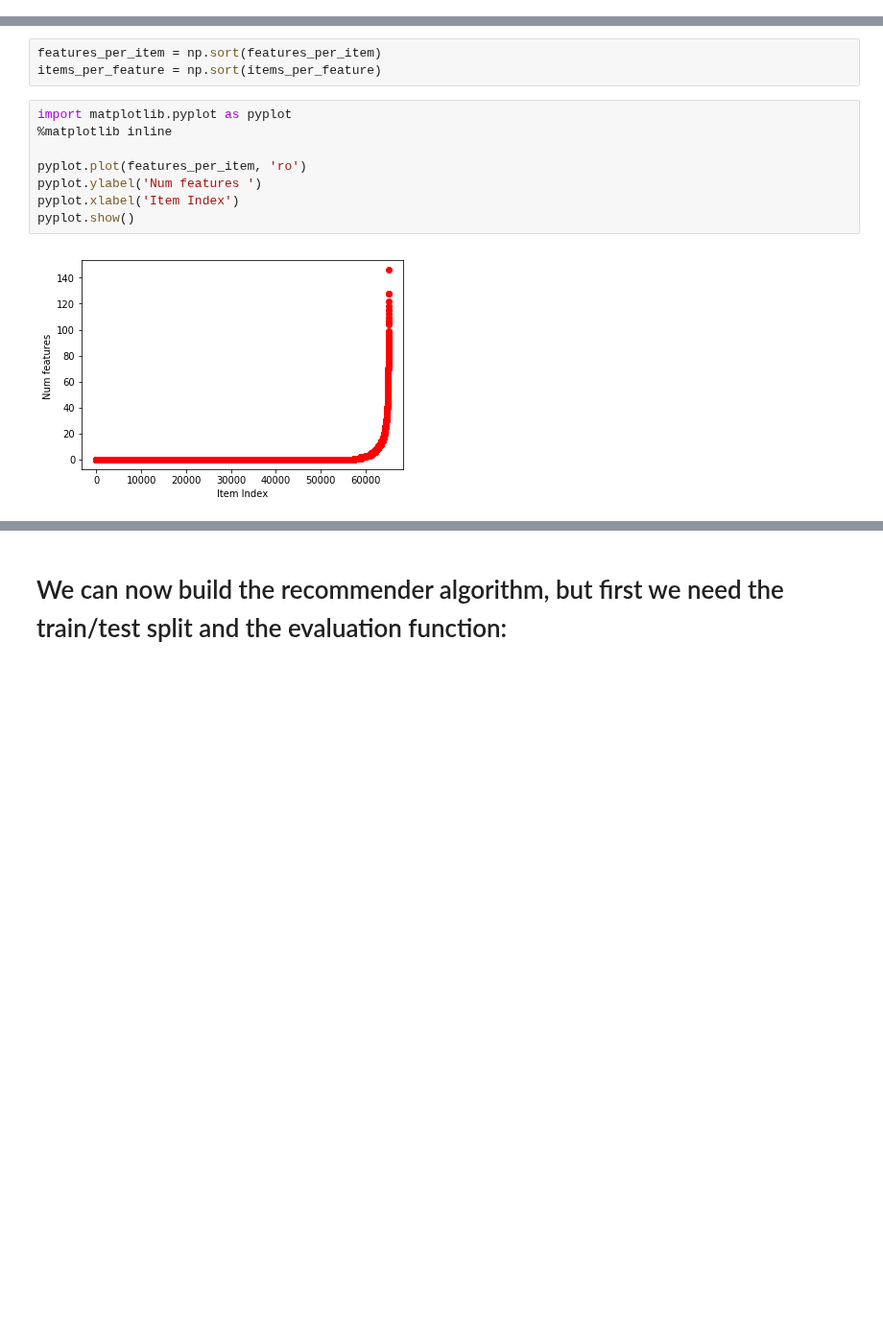
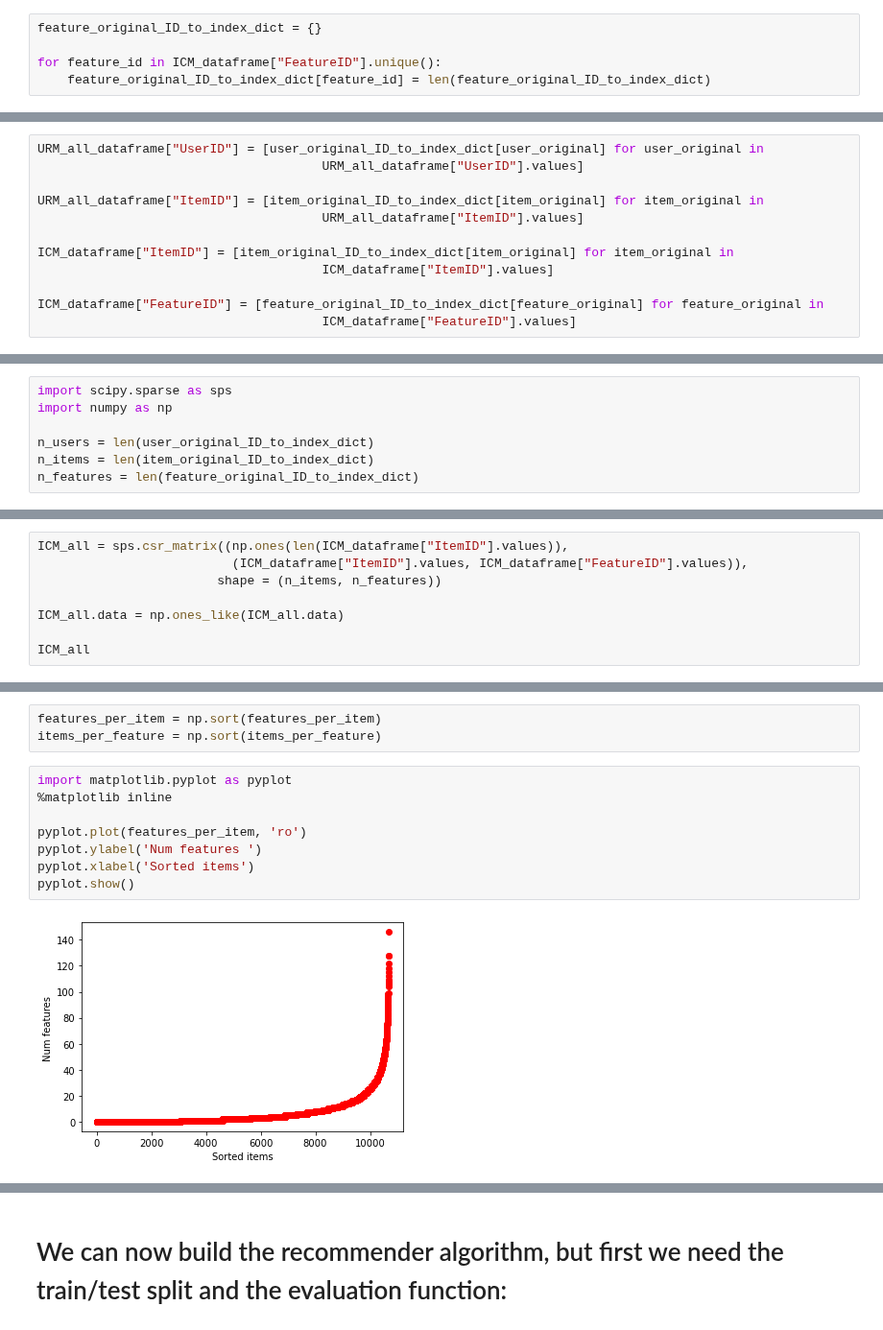
Before and after one commit to MaurizioFD/RecSys_Course_AT_PoliMi, a Jupyter notebook: Practice 3 - Content Based Filtering.ipynb, the cells around one changed output, grey strips where cells are left out. Shown at 96% size. Saved outputs shown, nothing was run; the diff lists cells and outputs as text; blank space fills up the shorter version.

Commit message:
Update Practice 2 and 3 on the data reading part

```diff
--- a/Practice 3 - Content Based Filtering.ipynb
+++ b/Practice 3 - Content Based Filtering.ipynb
@@ -148,0 +100,5 @@ print(tagList_icm[0:10])
+# %%
+feature_original_ID_to_index_dict = {}
+
+for feature_id in ICM_dataframe["FeatureID"].unique():
+    feature_original_ID_to_index_dict[feature_id] = len(feature_original_ID_to_index_dict)
@@ -168,0 +112,12 @@ ICM_all
+# %%
+URM_all_dataframe["UserID"] = [user_original_ID_to_index_dict[user_original] for user_original in
+                                      URM_all_dataframe["UserID"].values]
+
+URM_all_dataframe["ItemID"] = [item_original_ID_to_index_dict[item_original] for item_original in
+                                      URM_all_dataframe["ItemID"].values]
+
+ICM_dataframe["ItemID"] = [item_original_ID_to_index_dict[item_original] for item_original in
+                                      ICM_dataframe["ItemID"].values]
+
+ICM_dataframe["FeatureID"] = [feature_original_ID_to_index_dict[feature_original] for feature_original in
+                                      ICM_dataframe["FeatureID"].values]
@@ -168,0 +154,7 @@ ICM_all
+# %%
+import scipy.sparse as sps
+import numpy as np
+
+n_users = len(user_original_ID_to_index_dict)
+n_items = len(item_original_ID_to_index_dict)
+n_features = len(feature_original_ID_to_index_dict)
@@ -168,0 +170,8 @@ ICM_all
+# %%
+ICM_all = sps.csr_matrix((np.ones(len(ICM_dataframe["ItemID"].values)),
+                          (ICM_dataframe["ItemID"].values, ICM_dataframe["FeatureID"].values)),
+                        shape = (n_items, n_features))
+
+ICM_all.data = np.ones_like(ICM_all.data)
+
+ICM_all
@@ -190,13 +202,13 @@ items_per_feature = np.sort(items_per_feature)
 # %%
 import matplotlib.pyplot as pyplot
 %matplotlib inline
 
 pyplot.plot(features_per_item, 'ro')
 pyplot.ylabel('Num features ')
-pyplot.xlabel('Item Index')
+pyplot.xlabel('Sorted items')
 pyplot.show()
 # %% [output]
-[figure, old version]
+[figure, new version]
 # %%
 pyplot.plot(items_per_feature, 'ro')
 pyplot.ylabel('Num items ')
```
Also changed, not shown: parts of 59 cells of this notebook.
